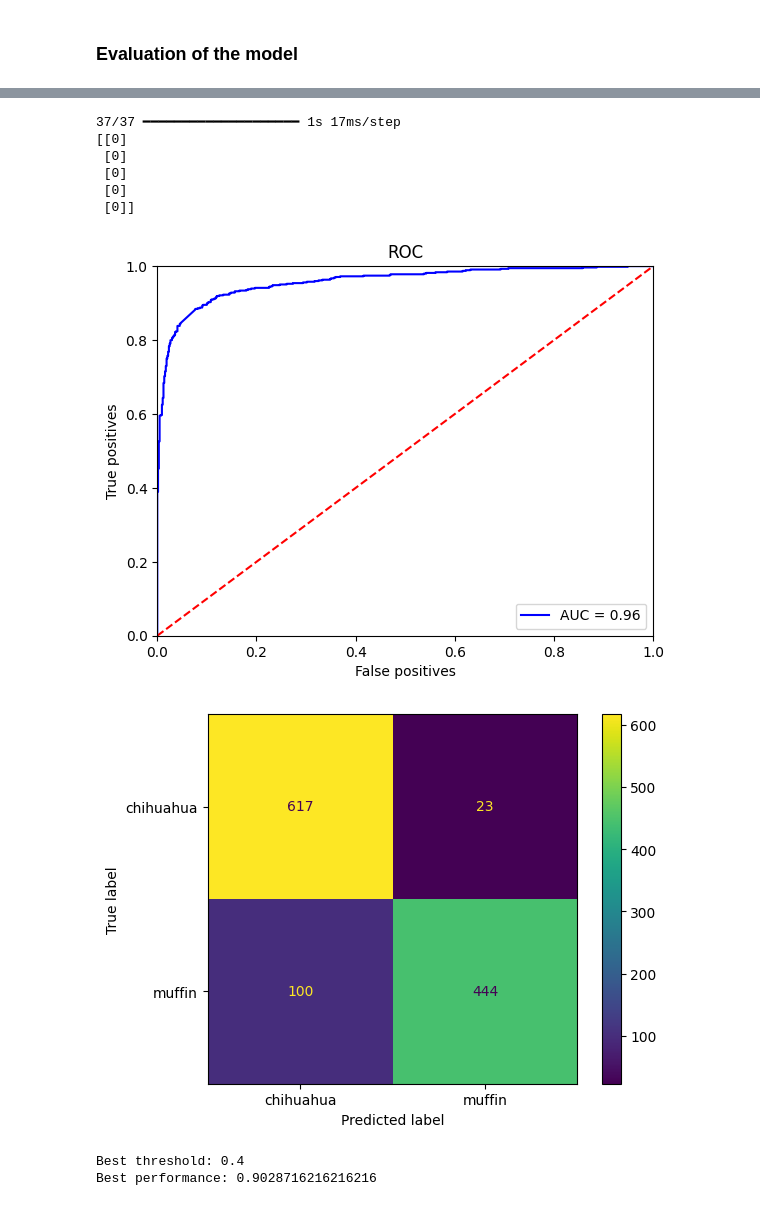
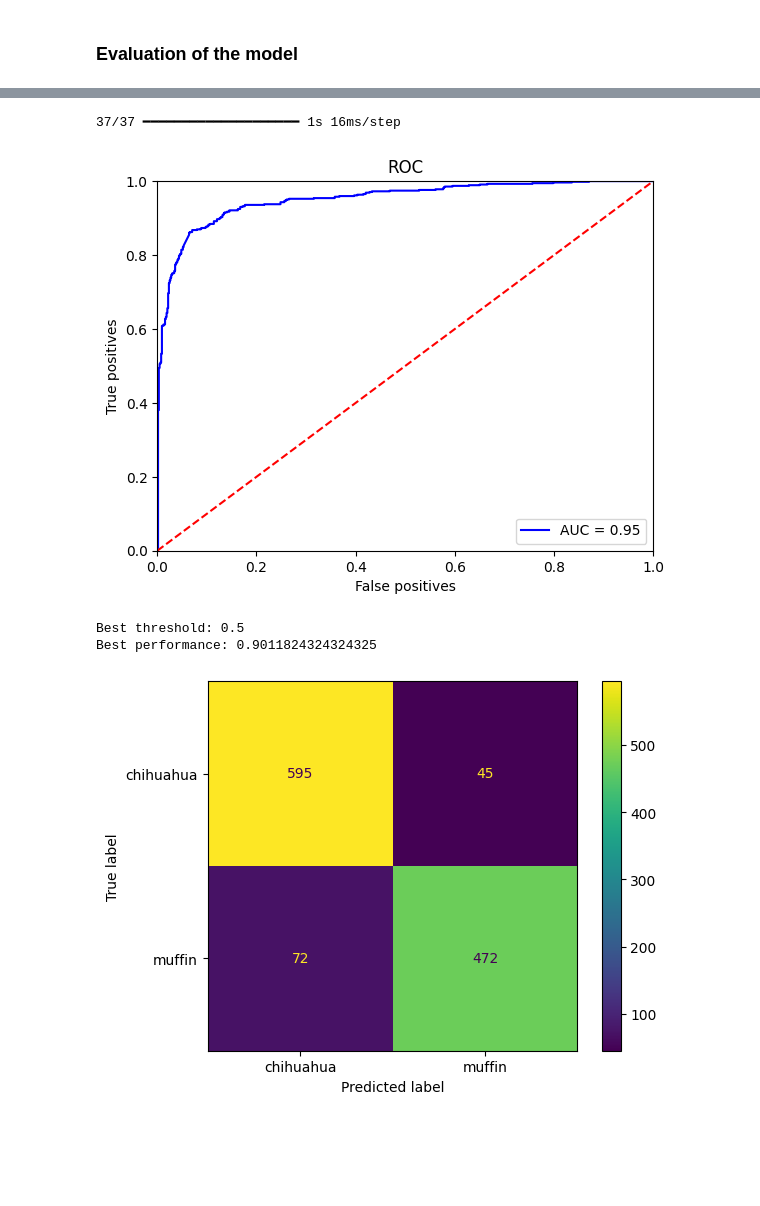
Before and after one commit to iapyyk/cnn_architecture_binary_classifier, a Jupyter notebook: cnn_architecture_binary_classifier.ipynb, the cells around one changed output, grey strips where cells are left out. Saved outputs shown, nothing was run; the diff lists cells and outputs as text; code cells hidden in the pictures; blank space fills up the shorter version.

```diff
--- a/cnn_architecture_binary_classifier.ipynb
+++ b/cnn_architecture_binary_classifier.ipynb
@@ -112,5 +110,5 @@ None
 model.compile(optimizer='adam', loss=tf.keras.losses.BinaryCrossentropy(), metrics=['accuracy'])
 # %%
 # Limited epochs to avoid overfitting
-model.fit(x=X_train, y=y_train, batch_size=64, epochs=40)
+model.fit(x=X_train, y=y_train, batch_size=64, epochs=50)
 # %% [output]
@@ -143,22 +141,13 @@ compile_metrics: 89.61%
 # %%
 # Predictions with the test set
 predictions = model.predict(X_test)
-# Classes with 0.5 as threshold
-pred_classes = np.where(predictions > 0.5, 1, 0)
-print(pred_classes[:5])
 # %% [output]
-37/37 ━━━━━━━━━━━━━━━━━━━━ 1s 17ms/step
-[[0]
- [0]
- [0]
- [0]
- [0]]
+37/37 ━━━━━━━━━━━━━━━━━━━━ 1s 16ms/step
 # %%
-# Calculating ROC
+# ROC
 fpr, tpr, threshold = roc_curve(y_test, predictions)
 roc_auc = auc(fpr, tpr)
 
-# Plotting ROC
 plt.title('ROC')
 plt.ylabel('True positives')
 plt.xlabel('False positives')
@@ -169,31 +158,32 @@ plt.xlim([0, 1])
 plt.ylim([0, 1])
 plt.show()
 # %% [output]
-[figure, old version]
+[figure, new version]
+# %%
+# Calculating best threshold, as there are no costs associated the only basis is performance
+thresholds = np.arange(0.1, 1.0, 0.1)
+
+best_threshold = 0
+best_performance = 0
+
+for threshold in thresholds:
+    pred_classes = np.where(predictions > threshold, 1, 0)
+    performance = accuracy_score(y_test, pred_classes)
+    if performance > best_performance:
+        best_performance = performance
+        best_threshold = threshold
+
+print(f"Best threshold: {best_threshold}")
+print(f"Best performance: {best_performance}")
+# %% [output]
+Best threshold: 0.5
+Best performance: 0.9011824324324325
 # %%
-# Confusion matrix with 0.5 as threshold
+# Confusion matrix with the best threshold
+pred_classes = np.where(predictions > best_threshold, 1, 0)
 cf_matrix = confusion_matrix(y_test, pred_classes)
-disp = ConfusionMatrixDisplay(confusion_matrix=cf_matrix, display_labels=y_test_labels)
-disp.plot()
+cf_plot = ConfusionMatrixDisplay(confusion_matrix=cf_matrix, display_labels=y_test_labels)
+cf_plot.plot()
 plt.show()
 # %% [output]
-[figure, old version]
+[figure, new version]
-# %%
-# Calculating best threshold
-thresholds = np.arange(0.1, 1.0, 0.1)
-
-best_threshold = 0
-best_performance = 0
-
-for threshold in thresholds:
-    pred_classes = np.where(predictions > threshold, 1, 0)
-    performance = accuracy_score(y_test, pred_classes)
-    if performance > best_performance:
-        best_performance = performance
-        best_threshold = threshold
-
-print(f"Best threshold: {best_threshold}")
-print(f"Best performance: {best_performance}")
-# %% [output]
-Best threshold: 0.4
-Best performance: 0.9028716216216216
```
Also changed, not shown: parts of 7 cells of this notebook.
